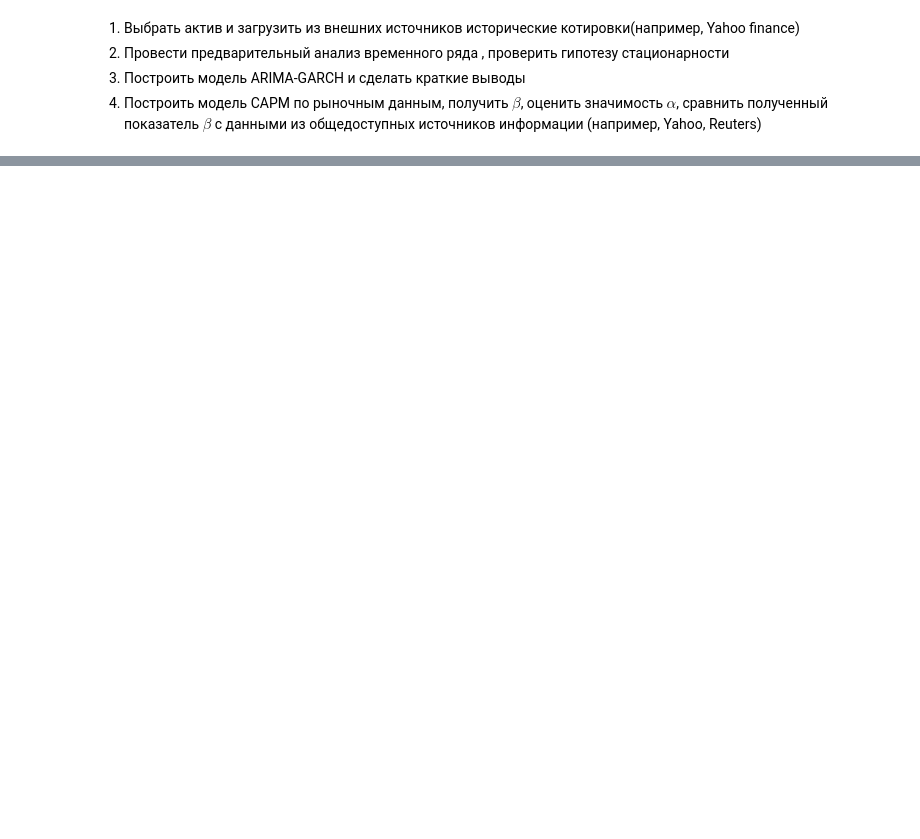
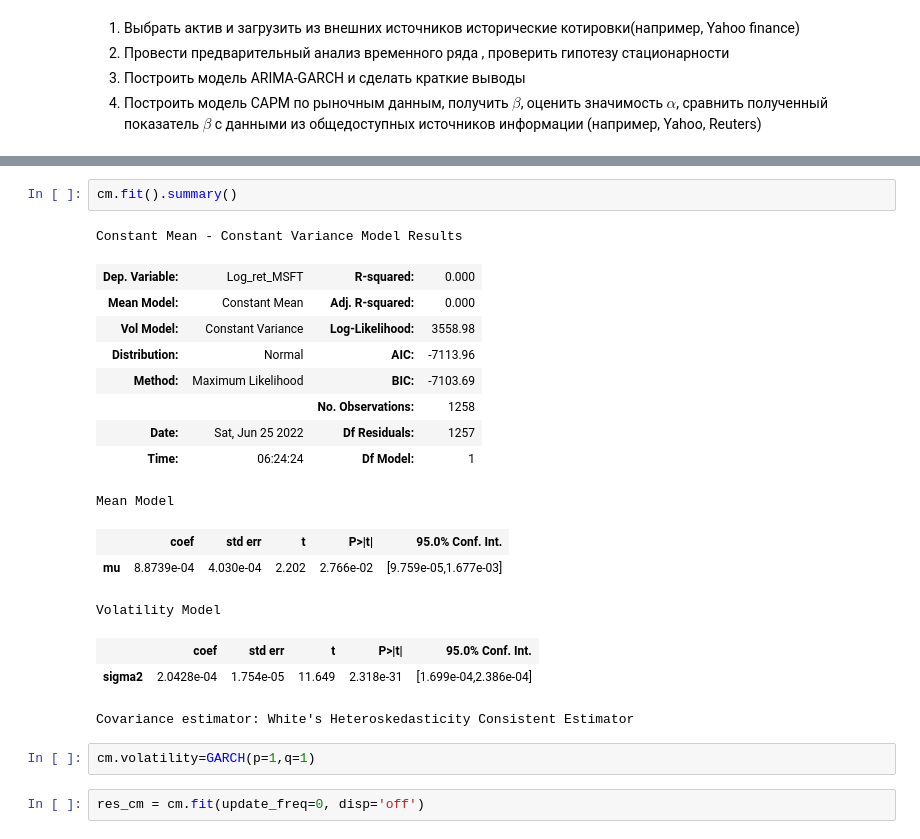
Before and after one commit to qununc/UFR, a Jupyter notebook: no2_time_series/Ex_frm_1.ipynb, the cells around one changed output, grey strips where cells are left out. Cells and saved outputs as stored; diff of their text form; blank space fills up the shorter version.

```diff
--- a/no2_time_series/Ex_frm_1.ipynb
+++ b/no2_time_series/Ex_frm_1.ipynb
@@ -814,0 +1172,23 @@ Notes:
+# %%
+cm.fit().summary()
+# %% [output]
+Constant Mean - Constant Variance Model Results
+| Dep. Variable: | Log_ret_MSFT | R-squared: | 0.000 |
+| Mean Model: | Constant Mean | Adj. R-squared: | 0.000 |
+| Vol Model: | Constant Variance | Log-Likelihood: | 3558.98 |
+| Distribution: | Normal | AIC: | -7113.96 |
+| Method: | Maximum Likelihood | BIC: | -7103.69 |
+|  |  | No. Observations: | 1258 |
+| Date: | Sat, Jun 25 2022 | Df Residuals: | 1257 |
+| Time: | 06:24:24 | Df Model: | 1 |
+Mean Model
+|  | coef | std err | t | P>|t| | 95.0% Conf. Int. |
+| mu | 8.8739e-04 | 4.030e-04 | 2.202 | 2.766e-02 | [9.759e-05,1.677e-03] |
+Volatility Model
+|  | coef | std err | t | P>|t| | 95.0% Conf. Int. |
+| sigma2 | 2.0428e-04 | 1.754e-05 | 11.649 | 2.318e-31 | [1.699e-04,2.386e-04] |
+Covariance estimator: White's Heteroskedasticity Consistent Estimator
+# %%
+cm.volatility=GARCH(p=1,q=1)
+# %%
+res_cm = cm.fit(update_freq=0, disp='off')
```
Also changed, not shown: parts of 132 cells of this notebook.
